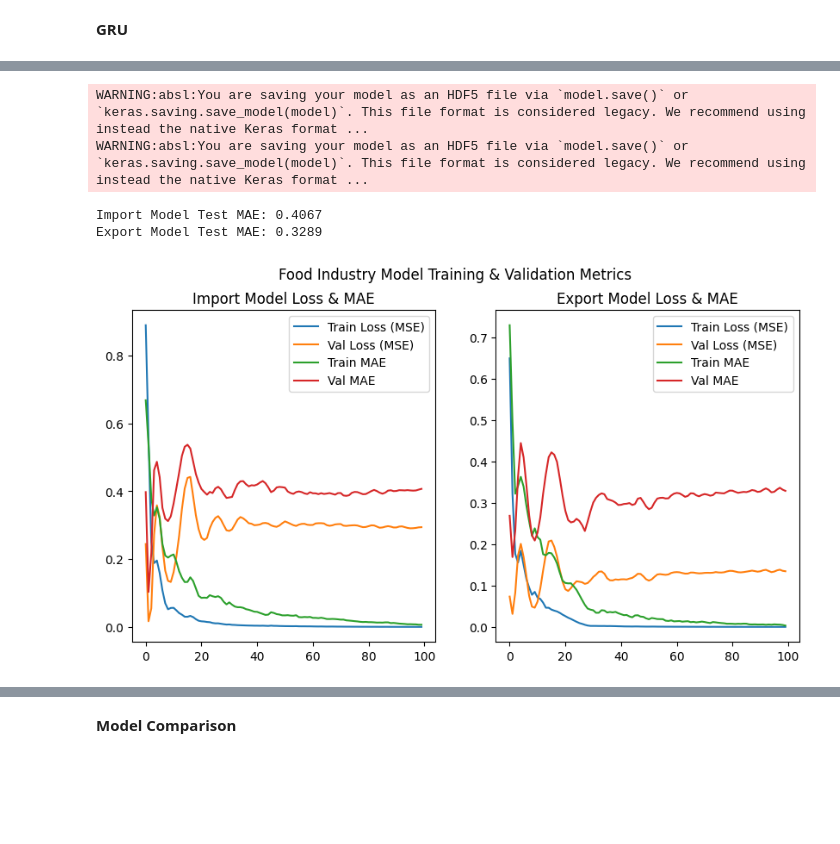
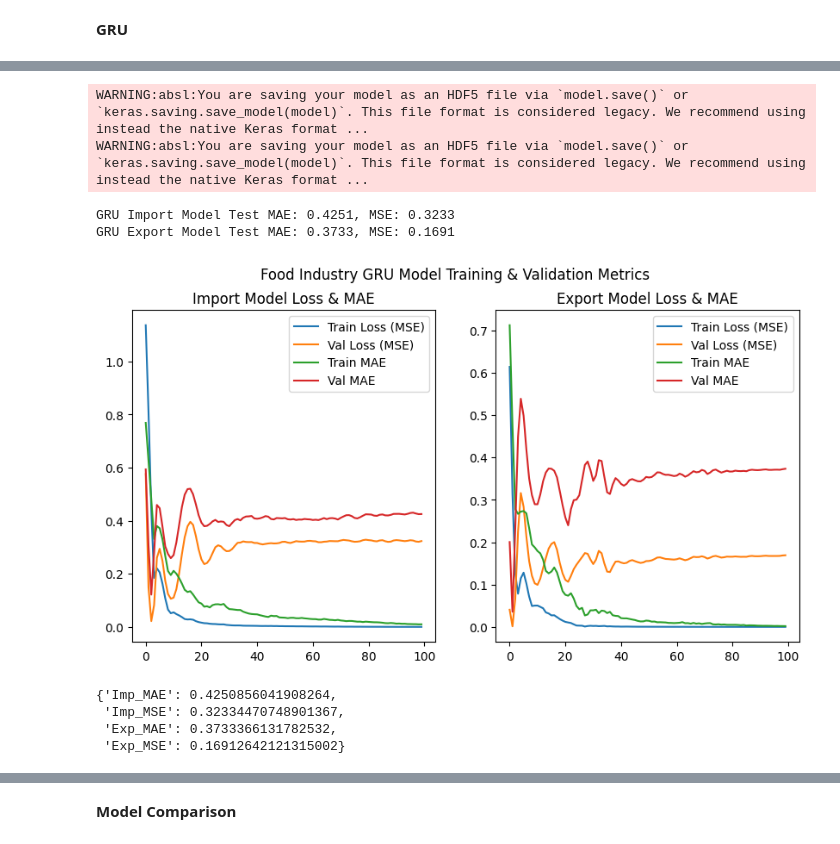
Before and after one commit to Dewdiii/Forecasting-Industry-Growth-Based-on-Historical-Trade-Data-Exports-Imports-in-Sri-Lanka., a Jupyter notebook: ImpExp.ipynb, the cells around one changed output, grey strips where cells are left out. Saved outputs shown, nothing was run; the diff lists cells and outputs as text; code cells hidden in the pictures; blank space fills up the shorter version.

Commit message:
Updated model training

```diff
--- a/ImpExp.ipynb
+++ b/ImpExp.ipynb
@@ -300,28 +311,0 @@ ValueError: not enough values to unpack (expected 7, got 4)
-# %%
-# Train model
-model_exp, model_imp, history_exp, history_imp = train_lstm_model('Consumer Goods')
-
-# Evaluate
-evaluate_lstm(model_exp, X_test, Y1_test, "Export")
-evaluate_lstm(model_imp, X_test, Y2_test, "Import")
-# %%
-# Train model
-model_exp, model_imp, history_exp, history_imp = train_lstm_model('Transportation')
-
-# Evaluate
-evaluate_lstm(model_exp, X_test, Y1_test, "Export")
-evaluate_lstm(model_imp, X_test, Y2_test, "Import")
-# %%
-# Train model
-model_exp, model_imp, history_exp, history_imp = train_lstm_model('Food Industry')
-
-# Evaluate
-evaluate_lstm(model_exp, X_test, Y1_test, "Export")
-evaluate_lstm(model_imp, X_test, Y2_test, "Import")
-# %%
-# Train model
-model_exp, model_imp, history_exp, history_imp = train_lstm_model('Capital Goods')
-
-# Evaluate
-evaluate_lstm(model_exp, X_test, Y1_test, "Export")
-evaluate_lstm(model_imp, X_test, Y2_test, "Import")
@@ -494,3 +581,3 @@ Export Model Test MAE: 0.2342
 # %%
-run_ts_model("Food Industry")
+run_gru_model("Food Industry")
 # %% [output]
@@ -514,6 +601,10 @@ Epoch 100/100
 WARNING:absl:You are saving your model as an HDF5 file via `model.save()` or `keras.saving.save_model(model)`. This file format is considered legacy. We recommend using instead the native Keras format ...
 WARNING:absl:You are saving your model as an HDF5 file via `model.save()` or `keras.saving.save_model(model)`. This file format is considered legacy. We recommend using instead the native Keras format ...
-Import Model Test MAE: 0.4067
-Export Model Test MAE: 0.3289
+GRU Import Model Test MAE: 0.4251, MSE: 0.3233
+GRU Export Model Test MAE: 0.3733, MSE: 0.1691
-[figure, old version]
+[figure, new version]
+{'Imp_MAE': 0.4250856041908264,
+ 'Imp_MSE': 0.32334470748901367,
+ 'Exp_MAE': 0.3733366131782532,
+ 'Exp_MSE': 0.16912642121315002}
 # %%
```
Also changed, not shown: parts of 24 cells of this notebook.
